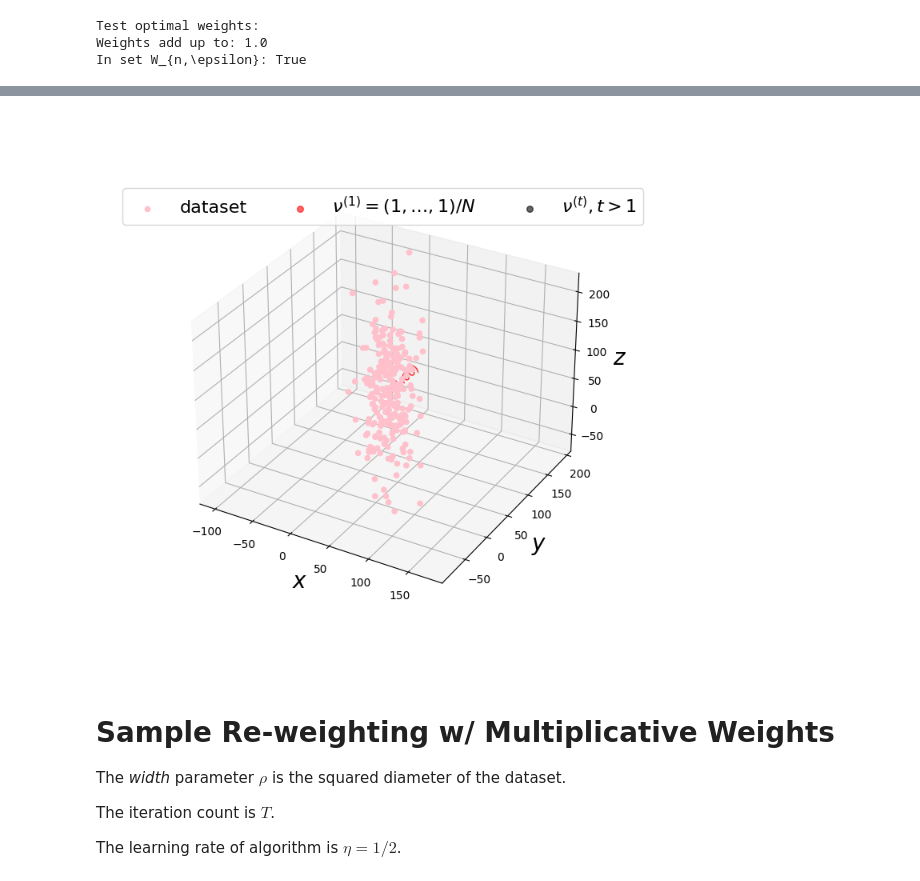
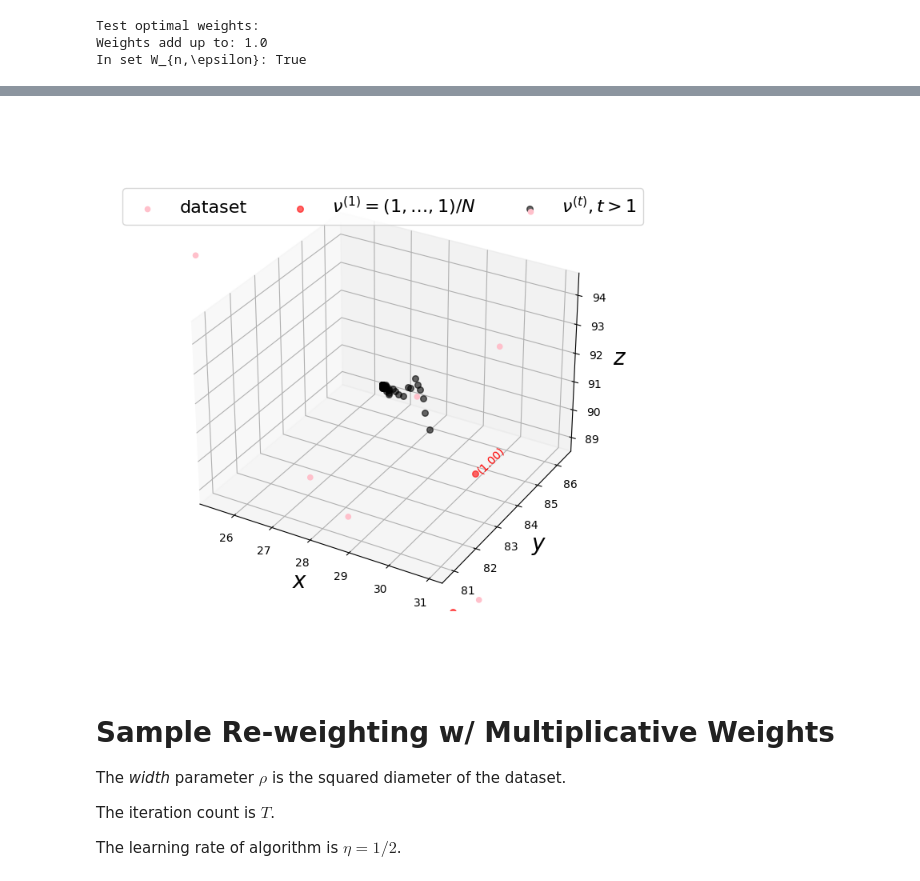
Before and after one commit to ordavidov/robust_mean_estimation, a Jupyter notebook: mean_estimation.ipynb, the cells around one changed output, grey strips where cells are left out. Cells and saved outputs as stored; diff of their text form; code cells hidden in the pictures.

```diff
--- a/mean_estimation.ipynb
+++ b/mean_estimation.ipynb
@@ -137,7 +136,7 @@ array([[35.52210284, 55.86643506, 73.32648299]])
 # %%
 %matplotlib ipympl
 
-zoom = 1.5
+zoom = 0.03
 
 fig = plt.figure(figsize=(7,7))
 ax = fig.add_subplot(projection='3d')
@@ -171,4 +169,4 @@ Warning: Cannot change to a different GUI toolkit: ipympl. Using widget instead.
-[figure, old version]
+[figure, new version]
 # %% [markdown]
 # Sample Re-weighting w/ Multiplicative Weights
 
```
Also changed, not shown: parts of 11 cells of this notebook, 1 other file.
